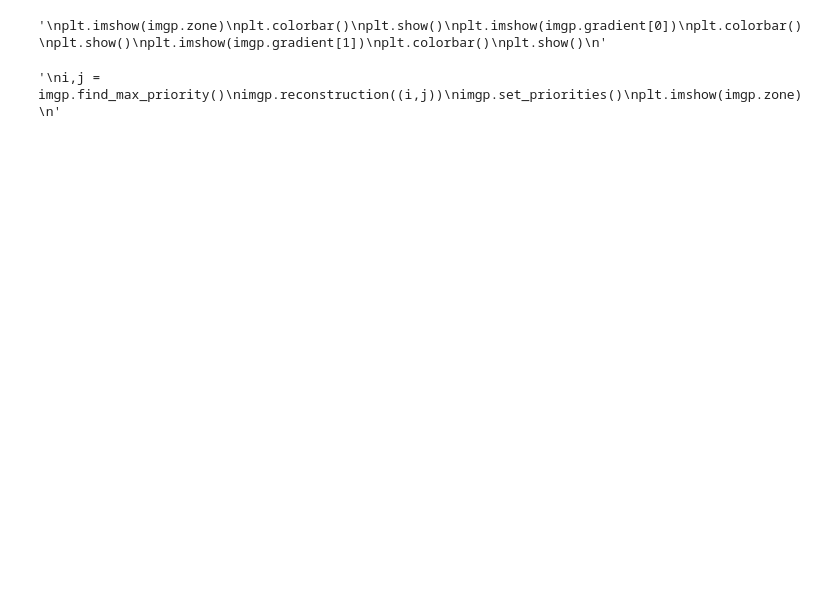
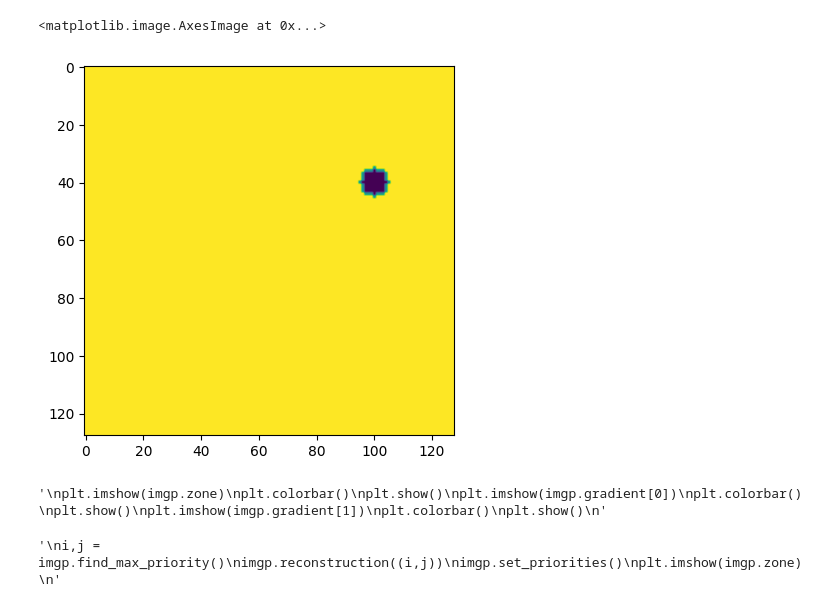
Before and after one commit to clementgilli/inpainting, a Jupyter notebook: worksheet.ipynb, the cells around one changed output. Saved outputs shown, nothing was run; the diff lists cells and outputs as text; code cells hidden in the pictures; blank space fills up the shorter version.

```diff
--- a/worksheet.ipynb
+++ b/worksheet.ipynb
@@ -12,3 +13,8 @@ imgp.show_img()
+# %%
+plt.imshow(imgp.zone)
+# %% [output]
+<matplotlib.image.AxesImage at 0x...>
+[figure, added]
 # %%
 """
 plt.imshow(imgp.zone)
```
Also changed, not shown: parts of 3 cells of this notebook, 1 other file.
